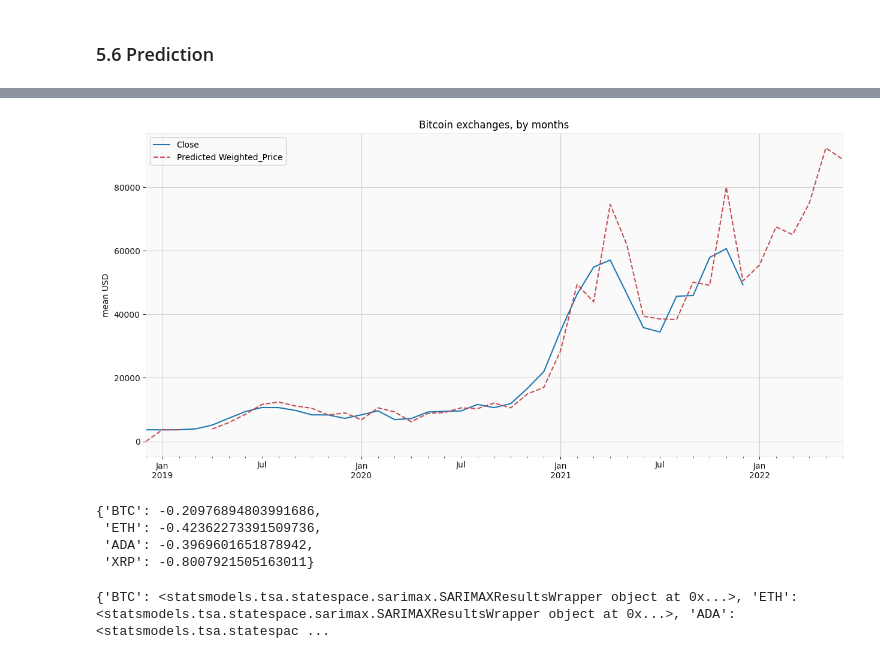
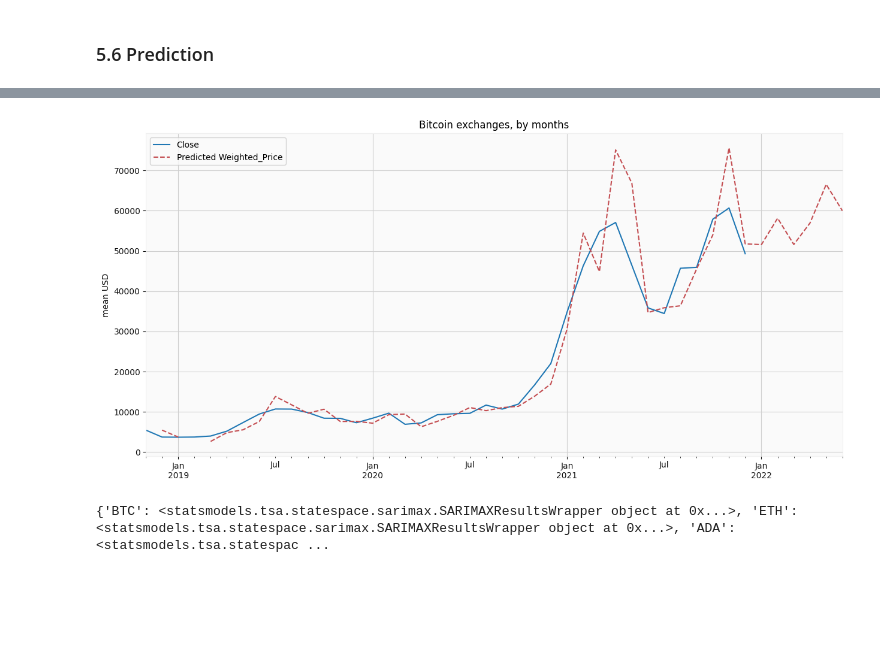
Before and after one commit to gshudhanshu/CM2015-Programming-with-data_Mid-term, a Jupyter notebook: CM2015_Mid-term.ipynb, the cells around one changed output, grey strips where cells are left out. Cells and saved outputs as stored; diff of their text form; code cells hidden in the pictures; blank space fills up the shorter version.

```diff
--- a/CM2015_Mid-term.ipynb
+++ b/CM2015_Mid-term.ipynb
@@ -183,7 +183,7 @@ today = date.today()
 yesterday = date.today() - timedelta (days = 1)
 
 to_date = yesterday
-from_date = yesterday - timedelta (days = 1125)
+from_date = yesterday - timedelta (days = 1095+60)
 
 # Modifying the date format
 from_date = date.strftime(from_date, '%d/%m/%Y')
@@ -563,28 +564,29 @@ d=1
 parameters = product(ps, qs, Ps, Qs)
 paramterList = list(parameters)
 
-# Model selection
 results = {}
 bestAICs = {}
 best_models = {}
 
+# Model selection from different parameters p, d, q and P, D, Q.
 for symbol in monthMean:
     result = []
     bestAIC = float('inf')
 
     for param in paramterList:
         try:
-            if(symbol == 'ADA'):
-                model = SARIMAX(monthMean[symbol].close_box, order=(param[0], d, param[1]), seasonal_order=(param[2], D, param[3], 4)).fit(disp=-1)
+            # I am using 4 month seasonal for ADA because 3 month seasonal is not giving good p values.
+            if (symbol == 'ADA'):
+                model = SARIMAX(monthMean[symbol].close_box, order=(param[0], d, param[1]), seasonal_order=(param[2], D, param[3], 12)).fit(disp=-1)
             else:
                 model = SARIMAX(monthMean[symbol].close_box, order=(param[0], d, param[1]), seasonal_order=(param[2], D, param[3], 3)).fit(disp=-1)
 
-
-            # model = SARIMAX(monthMean[symbol].close_box, order=(param[0], d, param[1])).fit(disp=-1)
         except ValueError:
-            print('bad parameter combination:', param)
+            print('bad parameter combination for ' + symbol +': ', param)
             continue
         aic = model.aic
+
+        # Sorting best model, paramters and AIC
         if aic < bestAIC:
             best_model = model
             bestAIC = aic
@@ -659,39 +703,32 @@ Dickey–Fuller test for XRP: p=0.698066
 # %%
 # fig, axes = plt.subplots(ncols=2, nrows=2, sharex=True, figsize=(18,10))
 
 
 # Inverse Box-Cox Transformation Function
 def invboxcox(y,lmbda):
    if lmbda == 0:
       return(np.exp(y))
    else:
       return(np.exp(np.log(lmbda*y+1)/lmbda))
-
-# Prediction
 
 # Prediction
 df_month2 = monthMean['BTC'][['Close']]
 date_list = [datetime(2022, 1, 31), datetime(2022, 2, 28), datetime(2022, 3, 31), datetime(2022, 4, 30), datetime(2022, 5, 31), datetime(2022, 6, 30)]
 future = pd.DataFrame(index=date_list, columns= monthMean['BTC'].columns)
 df_month2 = pd.concat([df_month2, future])
 df_month2['forecast'] = invboxcox(best_models['BTC'].predict(start=datetime(2018, 12, 31), end=datetime(2022, 6, 30)), lmbda['BTC'])
 plt.figure(figsize=(15,7))
 df_month2.Close.plot()
 df_month2.forecast.plot(color='r', ls='--', label='Predicted Weighted_Price')
 plt.legend()
 plt.title('Bitcoin exchanges, by months')
 plt.ylabel('mean USD')
 plt.show()
 
-df_month2['forecast']
-best_models['BTC'].predict(start=datetime(2018, 12, 31), end=datetime(2022, 3, 31))
-lmbda
+# df_month2['forecast']
+# best_models['BTC'].predict(start=datetime(2018, 12, 31), end=datetime(2022, 3, 31))
 # %% [output]
-[figure, old version]
+[figure, new version]
-{'BTC': -0.20976894803991686,
- 'ETH': -0.42362273391509736,
- 'ADA': -0.3969601651878942,
- 'XRP': -0.8007921505163011}
 # %%
 print(best_models)
 # %% [output]
```
Also changed, not shown: parts of 13 cells of this notebook, 1 other file.
